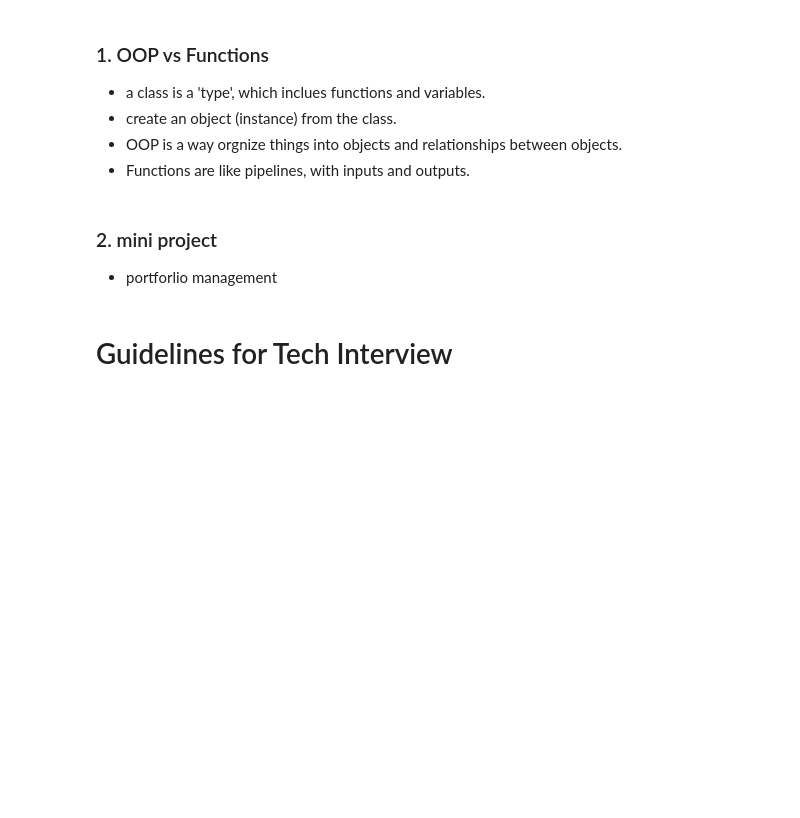
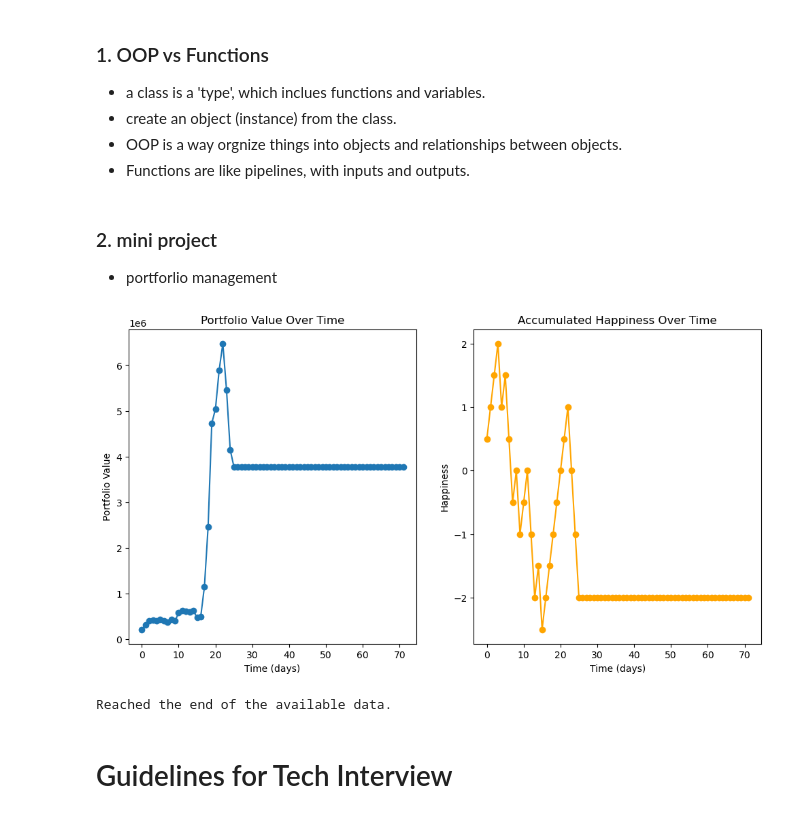
Before and after one commit to softmaxhuanchen/pandas, a Jupyter notebook: pandas_part5-live/pandas_part5_live.ipynb, the cells around one changed output. Drawn from its saved outputs; the diff is of its cells as text; code cells hidden in the pictures; blank space fills up the shorter version.

```diff
--- a/pandas_part5-live/pandas_part5_live.ipynb
+++ b/pandas_part5-live/pandas_part5_live.ipynb
@@ -14,6 +14,7 @@ import pandas as pd
 from pathlib import Path
 from IPython.display import display, clear_output
 import matplotlib.pyplot as plt
+import time
 
 class Exchange:
     def __init__(self):
@@ -38,8 +39,30 @@ class Exchange:
         return self.stock_data.at[self.current_date, stock]
     def time_passing(self, tick = 1):
         all_dates = self.stock_data.index
-        current_inx = all_dates.get_loc(self.current_date)
+        current_idx = all_dates.get_loc(self.current_date)
         if current_idx + tick < len(all_dates):
             self.current_date = all_dates[current_idx + tick]
         else:
             print("Reached the end of the available data.")
+
+
+
+
+# temp_var = Exchange()
+
+# temp_var.time_passing(tick = 100)
+
+# print(temp_var.get_price('IBM'))
+# %%
+class Stock:
+    def __init__(self, symbol, num_shares, purchase_price):
+        self.symbol = symbol
+        self.num_shares = num_shares
+        self.purchase_price = purchase_price
+
+    def get_current_price(self, exchange):
+        return exchange.get_price(self.symbol)
+
+    def get_value(self, exchange):
+        current_price = self.get_current_price(exchange)
+        return current_price * self.num_shares if current_price is not None else 0
@@ -46,3 +128,15 @@ class Exchange:
+# %%
+# test the portfolio
+from IPython.display import display, clear_output
+import matplotlib.pyplot as plt
+
+exchange = Exchange()  # Assuming Exchange class is already implemented
+allocations = [('AAPL', 0.2), ('GOOG', 0.3), ('IBM', 0.5)]  # Sample allocations
+portfolio = Portfolio(100000, allocations, exchange)
+portfolio.plot_portfolio_value_and_happiness()
+# %% [output]
+[figure, added]
+Reached the end of the available data.
 # %% [markdown]
 # Guidelines for Tech Interview
 # %% [markdown]
```
Also changed, not shown: parts of 1 cell of this notebook.
